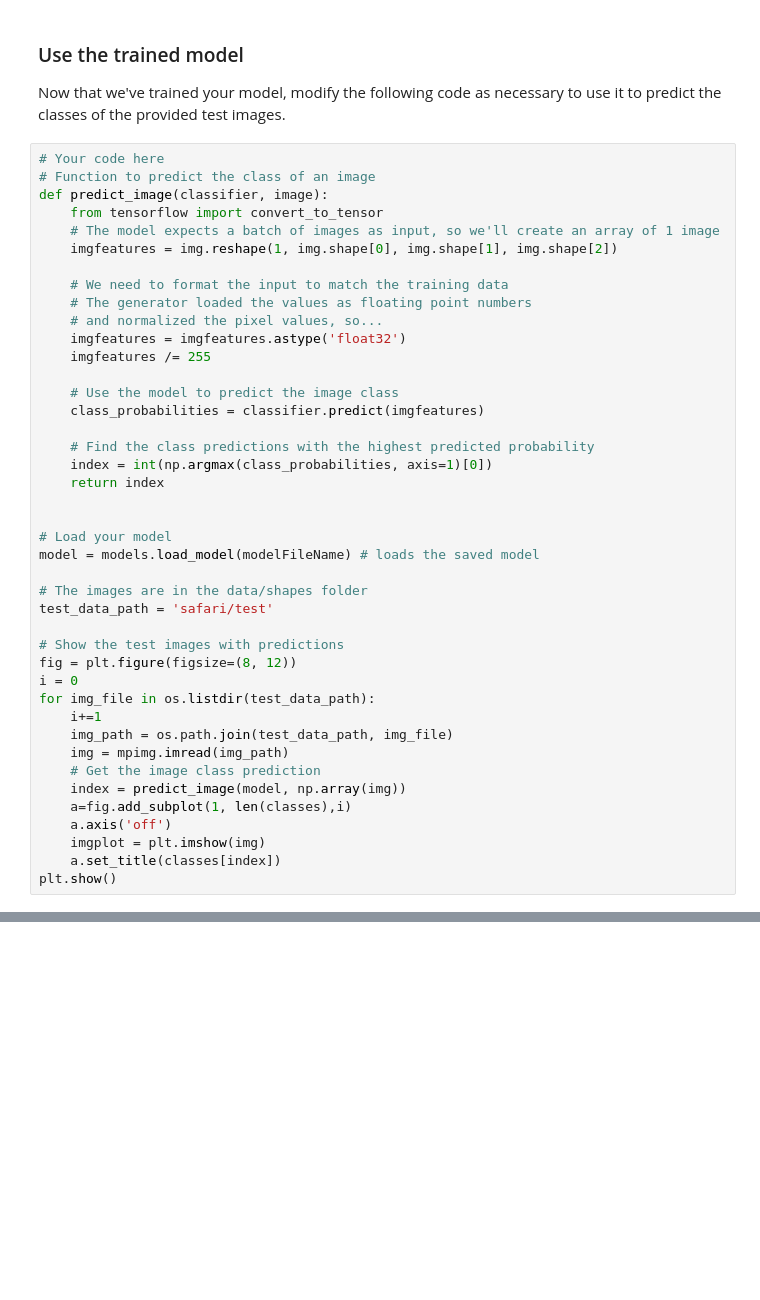
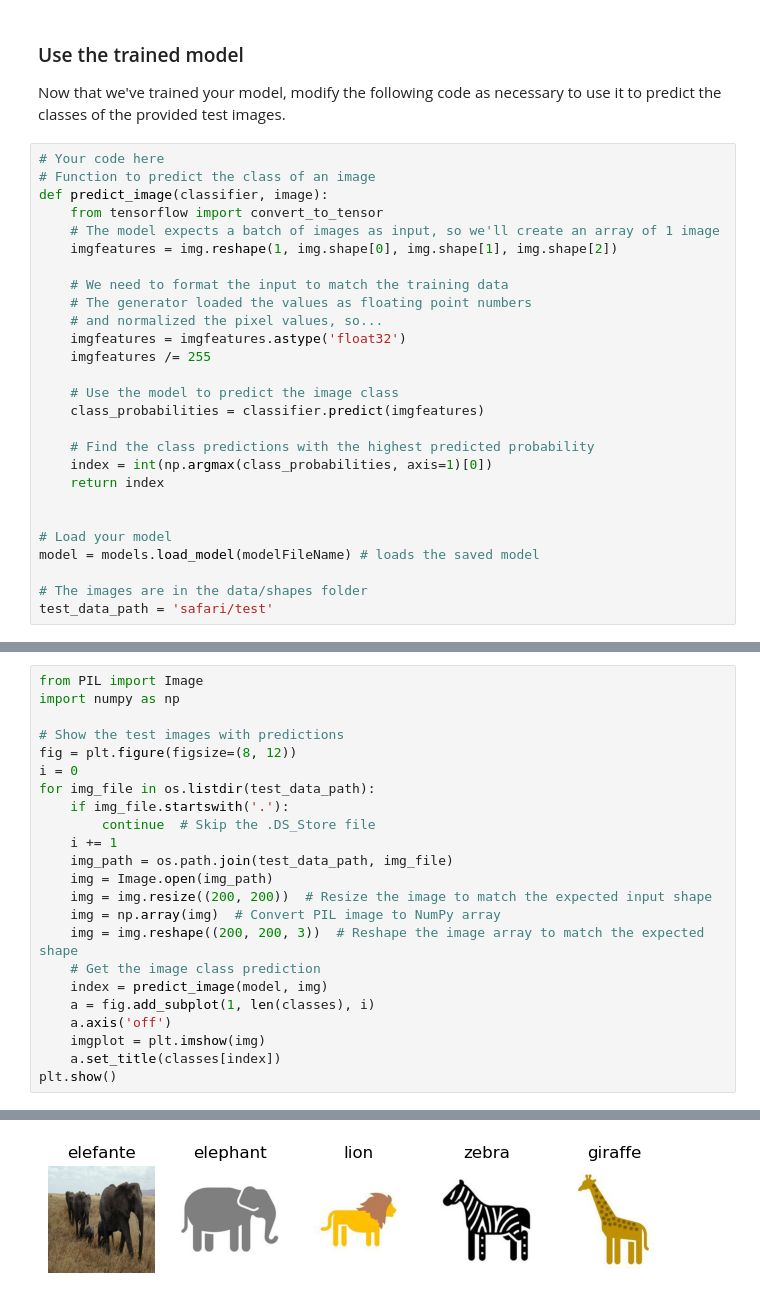
Before and after one commit to NandiphaNdlovu/MLG382_Project, a Jupyter notebook: MLG382_Safari_CNN_Project.ipynb, the cells around one changed output, grey strips where cells are left out. Cells and saved outputs as stored; diff of their text form; blank space fills up the shorter version.

```diff
--- a/MLG382_Safari_CNN_Project.ipynb
+++ b/MLG382_Safari_CNN_Project.ipynb
@@ -301,18 +299,3 @@ model = models.load_model(modelFileName) # loads the saved model
 
 # The images are in the data/shapes folder
 test_data_path = 'safari/test'
-
-# Show the test images with predictions
-fig = plt.figure(figsize=(8, 12))
-i = 0
-for img_file in os.listdir(test_data_path):
-    i+=1
-    img_path = os.path.join(test_data_path, img_file)
-    img = mpimg.imread(img_path)
-    # Get the image class prediction
-    index = predict_image(model, np.array(img))
-    a=fig.add_subplot(1, len(classes),i)
-    a.axis('off')
-    imgplot = plt.imshow(img)
-    a.set_title(classes[index])
-plt.show()
@@ -328,0 +317,24 @@ Detected at node 'sequential/flatten/Reshape' defined at (most recent call last)
+# %%
+from PIL import Image
+import numpy as np
+
+# Show the test images with predictions
+fig = plt.figure(figsize=(8, 12))
+i = 0
+for img_file in os.listdir(test_data_path):
+    if img_file.startswith('.'):
+        continue  # Skip the .DS_Store file
+    i += 1
+    img_path = os.path.join(test_data_path, img_file)
+    img = Image.open(img_path)
+    img = img.resize((200, 200))  # Resize the image to match the expected input shape
+    img = np.array(img)  # Convert PIL image to NumPy array
+    img = img.reshape((200, 200, 3))  # Reshape the image array to match the expected shape
+    # Get the image class prediction
+    index = predict_image(model, img)
+    a = fig.add_subplot(1, len(classes), i)
+    a.axis('off')
+    imgplot = plt.imshow(img)
+    a.set_title(classes[index])
+plt.show()
+# %% [output]
@@ -328,0 +346 @@ Detected at node 'sequential/flatten/Reshape' defined at (most recent call last)
+[figure, added]
```
Also changed, not shown: parts of 8 cells of this notebook, 1 other file.
